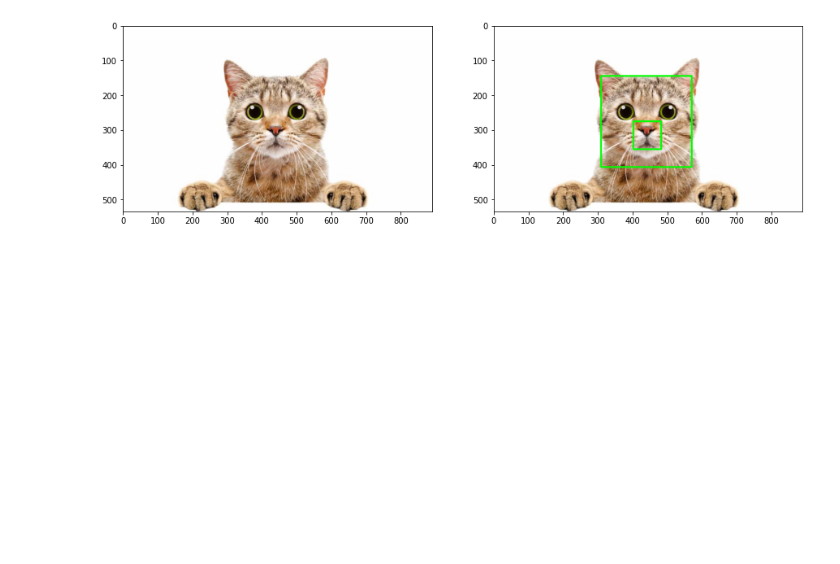
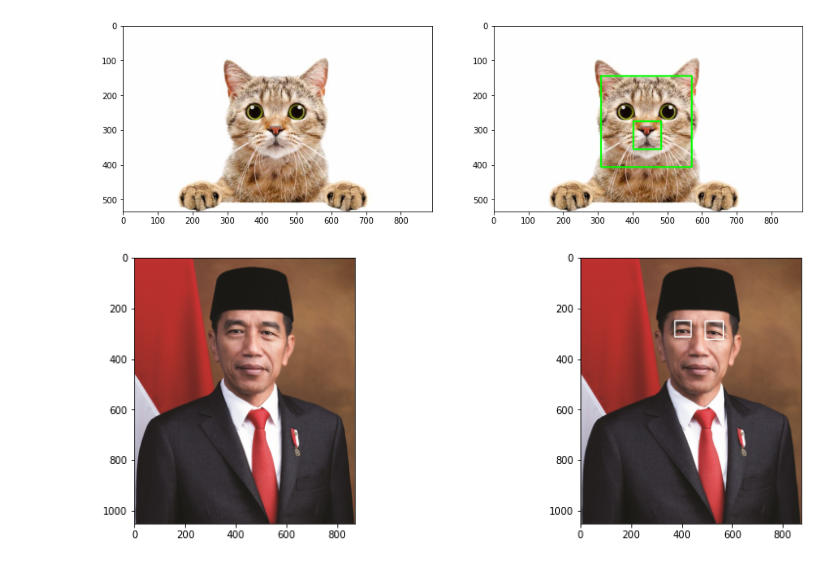
Before and after one commit to ab-rohman/Computer_Vision, a Jupyter notebook: Week12.ipynb, the cells around one changed output. Cells and saved outputs as stored; diff of their text form; code cells hidden in the pictures; blank space fills up the shorter version.

```diff
--- a/Week12.ipynb
+++ b/Week12.ipynb
@@ -147,3 +147,23 @@ plt.show()
 # %% [output]
 <Figure size 720x720 with 0 Axes>
 [figure]
+# %%
+presiden = cv.imread('/content/drive/MyDrive/Colab Notebooks/Images_PCVK/Images/facedet/jokowi.jpg')
+presiden1 = cv.imread('/content/drive/MyDrive/Colab Notebooks/Images_PCVK/Images/facedet/jokowi.jpg')
+# %%
+# Steo 4
+#Eye Detection
+eye_cascade = cv.CascadeClassifier('/content/drive/MyDrive/Colab Notebooks/Images_PCVK/Images/haarcascades/haarcascade_lefteye_2splits.xml')
+
+roi_wajah = eye_cascade.detectMultiScale(presiden)
+for (x,y,w,h) in roi_wajah:
+  cv.rectangle(presiden,(x,y),(x+w,y+h),(255,255,255),3)
+
+f, axarr = plt. subplots(1,2,figsize=(15,5))
+plt.subplot(121),plt.imshow(cv.cvtColor(presiden1, cv.COLOR_BGR2RGB))
+axarr[0].imshow(cv.cvtColor(presiden, cv.COLOR_BGR2RGB))
+plt.subplot(122),plt.imshow(cv.cvtColor(presiden, cv.COLOR_BGR2RGB))
+axarr[1].imshow(cv.cvtColor(presiden1, cv.COLOR_BGR2RGB))
+plt.show()
+# %% [output]
+[figure, added]
```
Also changed, not shown: parts of 2 cells of this notebook.
